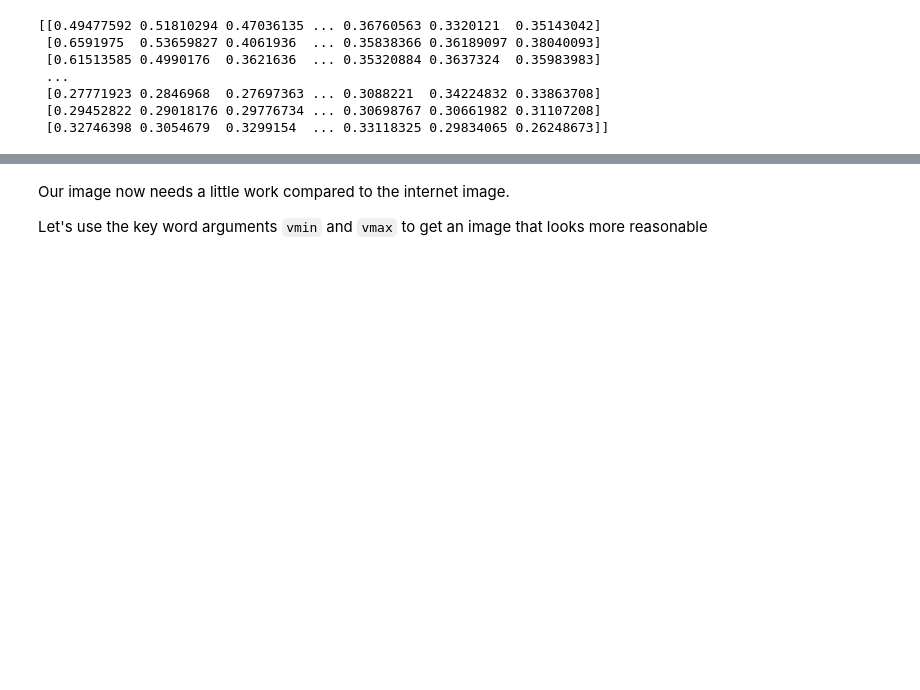
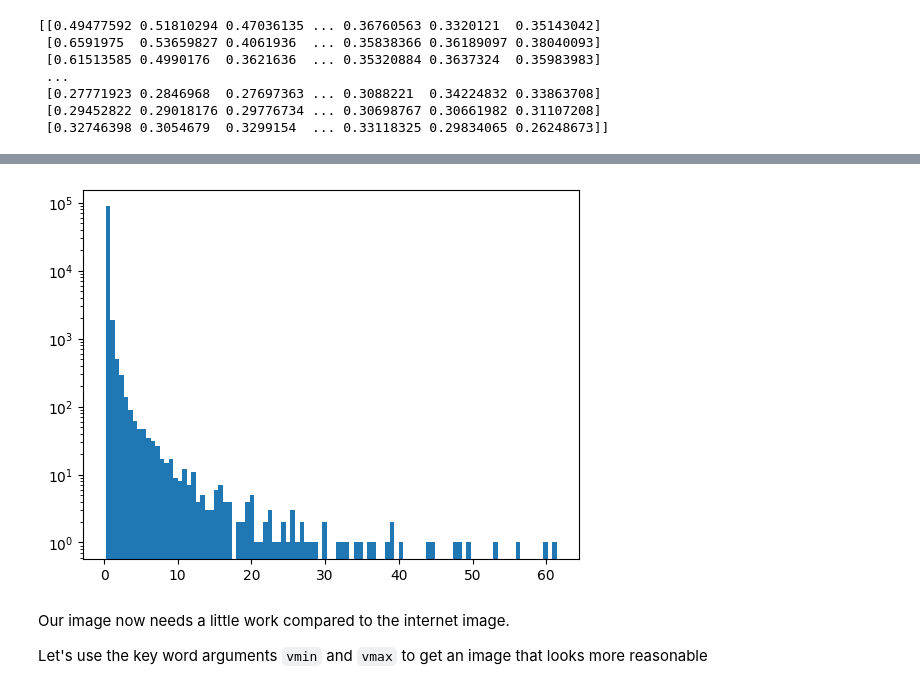
Before and after one commit to tobin-wainer/YVCC_Computing_2025, a Jupyter notebook: Class7/07-Plotting2_Wainer.ipynb, the cells around one changed output, grey strips where cells are left out. Saved outputs shown, nothing was run; the diff lists cells and outputs as text; code cells hidden in the pictures; blank space fills up the shorter version.

```diff
--- a/Class7/07-Plotting2_Lastname.ipynb
+++ b/Class7/07-Plotting2_Wainer.ipynb
@@ -160,3 +161,8 @@ plt.imshow(image_data, cmap="gray")
+# %%
+plt.hist(image_data.flatten(), bins=100)
+plt.yscale('log')
+# %% [output]
+[figure, added]
 # %% [markdown]
 Our image now needs a little work compared to the internet image.
 
```
Also changed, not shown: parts of 2 cells of this notebook, 6 other files.
